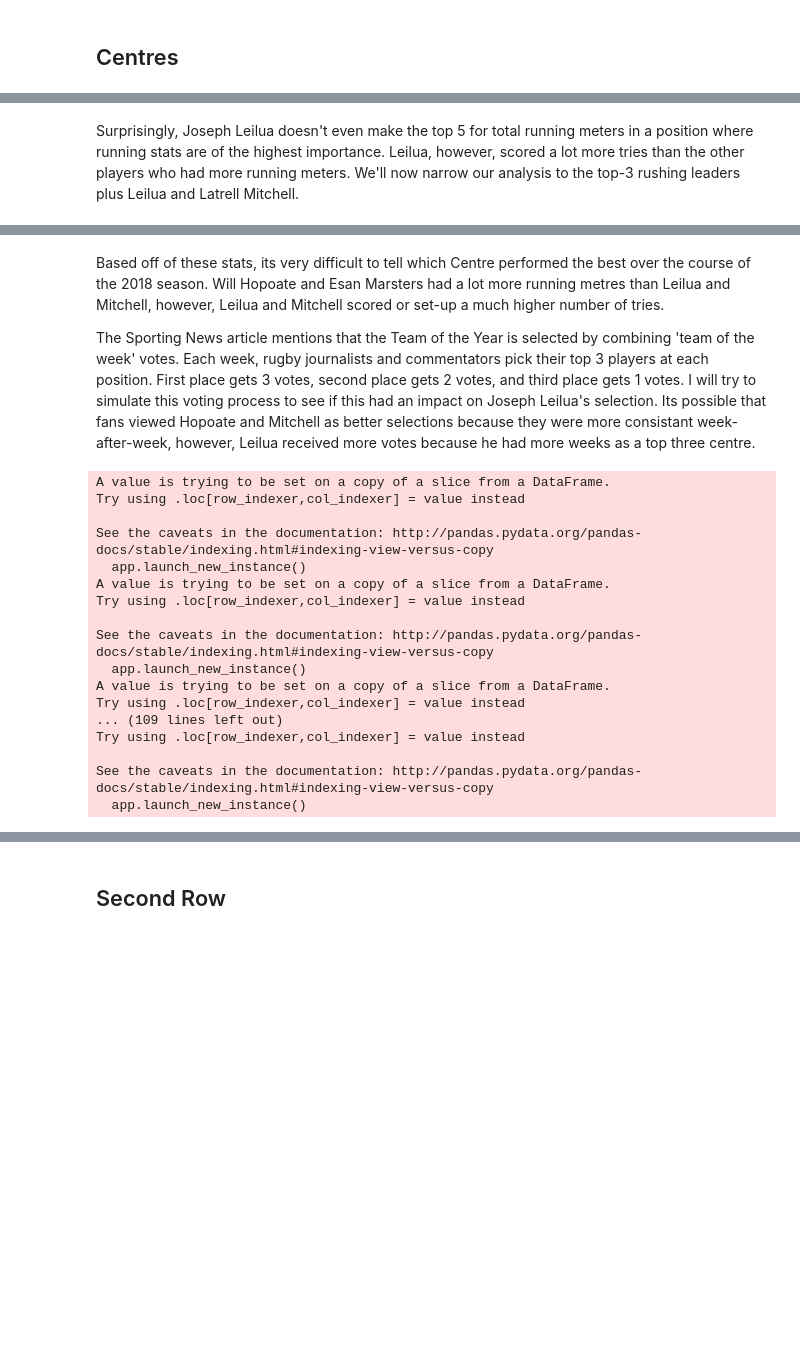
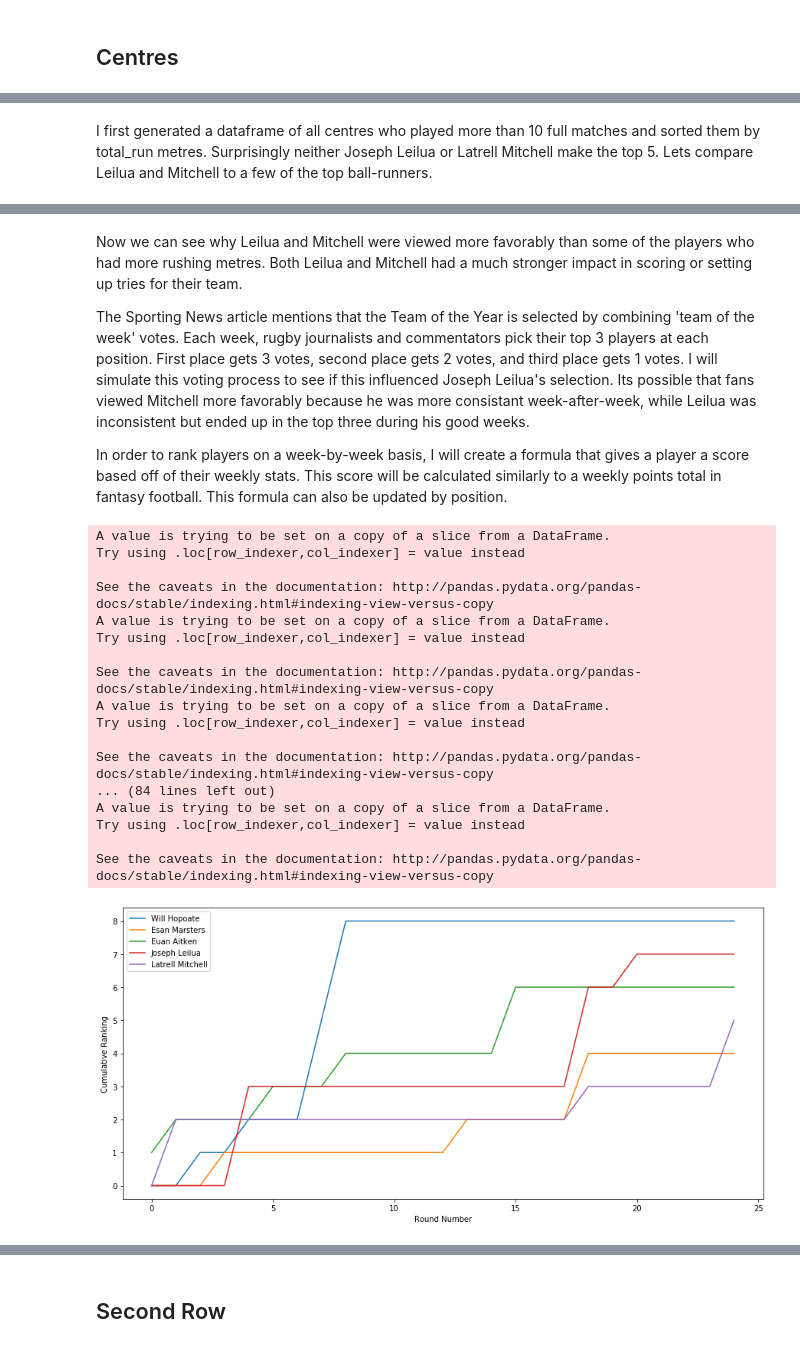
Before and after one commit to njpowers7915/NRL-match-data, a Jupyter notebook: NRL match analysis.ipynb, the cells around one changed output, grey strips where cells are left out. Drawn from its saved outputs; the diff is of its cells as text; code cells hidden in the pictures; blank space fills up the shorter version.

```diff
--- a/NRL match analysis.ipynb
+++ b/NRL match analysis.ipynb
@@ -358,4 +356,4 @@ centre_df.head(7)
-# %% [markdown]
-Surprisingly, Joseph Leilua doesn't even make the top 5 for total running meters in a position where running stats are of the highest importance. Leilua, however, scored a lot more tries than the other players who had more running meters.  We'll now narrow our analysis to the top-3 rushing leaders plus Leilua and Latrell Mitchell.
+# %% [markdown]
+I first generated a dataframe of all centres who played more than 10 full matches and sorted them by total_run metres. Surprisingly neither Joseph Leilua or Latrell Mitchell make the top 5. Lets compare Leilua and Mitchell to a few of the top ball-runners.
 # %%
 centre_list = ['Will Hopoate', 'Esan Marsters', 'Euan Aitken', 'Joseph Leilua', 'Latrell Mitchell']
@@ -370,47 +368,83 @@ top_centres
 | Joseph Leilua | 1741.0 | 14 | 3 | 2481 | 262 | 9.469466 | 60 | ... |
 | Latrell Mitchell | 1705.0 | 15 | 6 | 1738 | 169 | 10.284024 | 66 | ... |
 # %% [markdown]
-Based off of these stats, its very difficult to tell which Centre performed the best over the course of the 2018 season. Will Hopoate and Esan Marsters had a lot more running metres than Leilua and Mitchell, however, Leilua and Mitchell scored or set-up a much higher number of tries.
+Now we can see why Leilua and Mitchell were viewed more favorably than some of the players who had more rushing metres.  Both Leilua and Mitchell had a much stronger impact in scoring or setting up tries for their team.
 
-The Sporting News article mentions that the Team of the Year is selected by combining 'team of the week' votes. Each week, rugby journalists and commentators pick their top 3 players at each position. First place gets 3 votes, second place gets 2 votes, and third place gets 1 votes.  I will try to simulate this voting process to see if this had an impact on Joseph Leilua's selection.  Its possible that fans viewed Hopoate and Mitchell as better selections because they were more consistant week-after-week, however, Leilua received more votes because he had more weeks as a top three centre.
+The Sporting News article mentions that the Team of the Year is selected by combining 'team of the week' votes. Each week, rugby journalists and commentators pick their top 3 players at each position. First place gets 3 votes, second place gets 2 votes, and third place gets 1 votes.  I will simulate this voting process to see if this influenced Joseph Leilua's selection.  Its possible that fans viewed Mitchell more favorably because he was more consistant week-after-week, while Leilua was inconsistent but ended up in the top three during his good weeks.
+
+In order to rank players on a week-by-week basis, I will create a formula that gives a player a score based off of their weekly stats.  This score will be calculated similarly to a weekly points total in fantasy football.  This formula can also be updated by position.
 # %%
 #Add match-round to player_stat_df
 rounds = matches_df['round']
 stats_by_round = player_stat_df.join(rounds, on='match_id', lsuffix='_player', rsuffix='_match').set_index('name')
 
+#Formula for rating a player's weekly performance
 def centre_rating_formula(df):
     return ((df['tries'] * 5) + (df['total_run_metres'] / 10) +
             (df['try_assists'] * 2.5) + df['steals'] + (df['tackle_percentage'].astype(float) * 10) +
-            df['intercepts'] + (df['penalties'] * 2) - df['errors'])
+            df['intercepts'] - (df['penalties'] * 2) - df['errors'])
 
 #Function to determine top performers of the week at each position
 def find_top_players(position_id, rating_formula):
     p_stats = stats_by_round[stats_by_round['position_id'] == position_id]
     top_performers_by_round = {}
     for i in range(1, 26):
         round_df = p_stats[p_stats['round'] == i]
         round_df['rating'] = rating_formula(round_df)
         round_df = round_df.sort_values('rating', ascending=0).head(3).reset_index()
         round_df['round_score'] = [3, 2, 1]
         top_performers_by_round[i] = round_df[['name', 'round_score']]
     return top_performers_by_round
 
 top_centres = find_top_players(3, centre_rating_formula)
+
+#We want to visualize changes in players' cumulative 'team of the week' votes
+import matplotlib.pyplot as plt
+
+#First create a dictionary with the names of centres we want to compare as the keys
+weekly_tally = dict.fromkeys(centre_list)
+#For each centre, create another dictionary that shows their number of votes at the end of each round
+for player in centre_list:
+    weekly_tally[player] = {}
+    for i in range(1, 26):
+        weekly_score_df = top_centres[i].set_index('name')
+        if i == 1:
+            if player in list(weekly_score_df.index.values):
+                weekly_tally[player][i] = weekly_score_df.loc[player]['round_score']
+            else:
+                weekly_tally[player][i] = 0
+        else:
+            if player in weekly_score_df.index.values:
+                weekly_tally[player][i] = weekly_tally[player][i - 1] + weekly_score_df.loc[player]['round_score']
+            else:
+                weekly_tally[player][i] = weekly_tally[player][i - 1]
+
+#Plot the results
+fig = plt.figure(figsize=(15, 7))
+for player in list(weekly_tally.keys()):
+    x = list(range(len(weekly_tally[player])))
+    y = list(weekly_tally[player].values())
+    plt.plot(x, y, label=player)
+plt.legend(loc='upper left')
+plt.xlabel("Round Number")
+plt.ylabel("Cumulative Ranking")
+plt.show()
 # %% [output]
 A value is trying to be set on a copy of a slice from a DataFrame.
 Try using .loc[row_indexer,col_indexer] = value instead
 
 See the caveats in the documentation: http://pandas.pydata.org/pandas-docs/stable/indexing.html#indexing-view-versus-copy
-  app.launch_new_instance()
 A value is trying to be set on a copy of a slice from a DataFrame.
 Try using .loc[row_indexer,col_indexer] = value instead
 
 See the caveats in the documentation: http://pandas.pydata.org/pandas-docs/stable/indexing.html#indexing-view-versus-copy
-  app.launch_new_instance()
 A value is trying to be set on a copy of a slice from a DataFrame.
-Try using .loc[row_indexer,col_indexer] = value instead
-... (109 lines left out)
 Try using .loc[row_indexer,col_indexer] = value instead
 
 See the caveats in the documentation: http://pandas.pydata.org/pandas-docs/stable/indexing.html#indexing-view-versus-copy
-  app.launch_new_instance()
+... (84 lines left out)
+A value is trying to be set on a copy of a slice from a DataFrame.
+Try using .loc[row_indexer,col_indexer] = value instead
+
+See the caveats in the documentation: http://pandas.pydata.org/pandas-docs/stable/indexing.html#indexing-view-versus-copy
+[figure, added]
```
Also changed, not shown: parts of 11 cells of this notebook.
